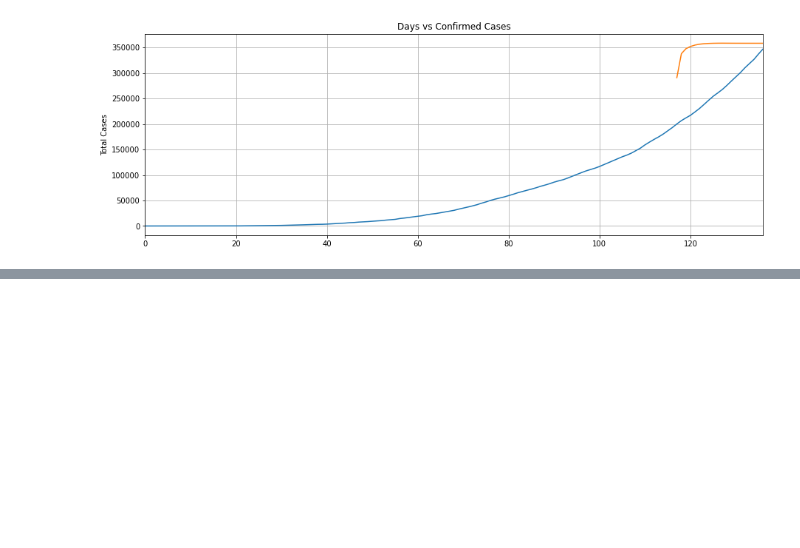
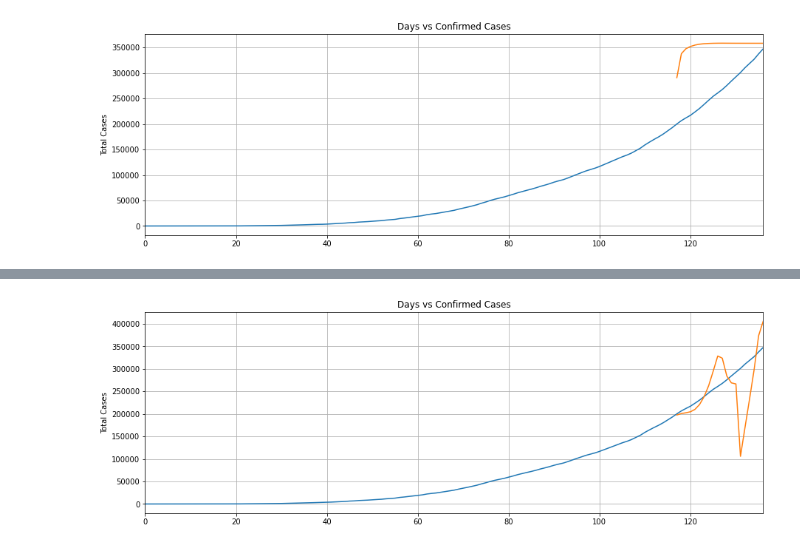
Before and after one commit to Thakur-Govind/C0VID19_Analysis_GT, a Jupyter notebook: Covid_19_India_Analysis_RNN.ipynb, the cells around one changed output, grey strips where cells are left out. Cells and saved outputs as stored; diff of their text form; code cells hidden in the pictures; blank space fills up the shorter version.

```diff
--- a/Covid_19_India_Analysis_RNN.ipynb
+++ b/Covid_19_India_Analysis_RNN.ipynb
@@ -2293,0 +2320,3 @@ Got predictions, plotting:
+# %%
+train_with_params(100,250,0.0005)
+# %% [output]
@@ -2293,0 +2343 @@ Got predictions, plotting:
+[figure, added]
```
Also changed, not shown: parts of 51 cells of this notebook.
